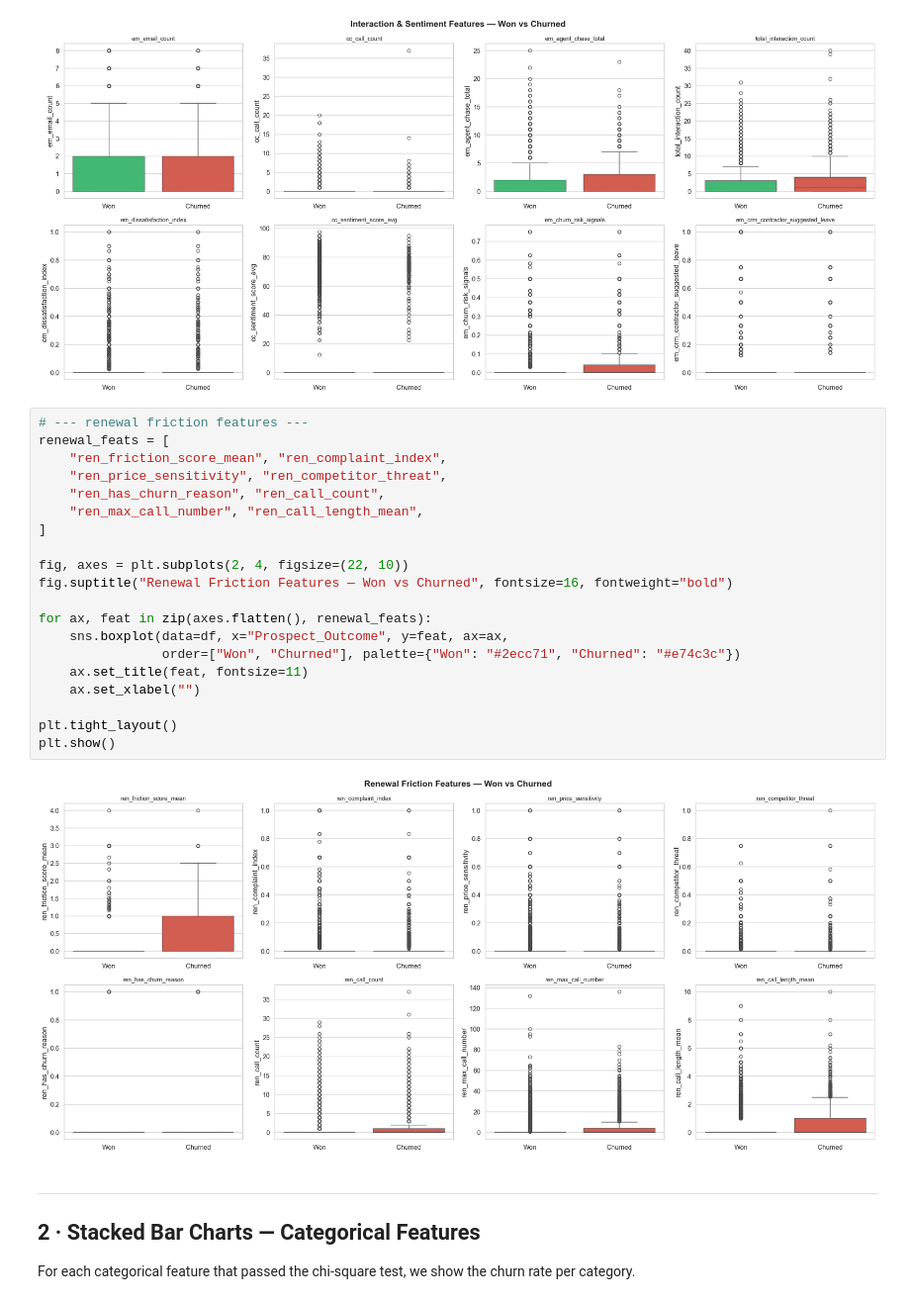
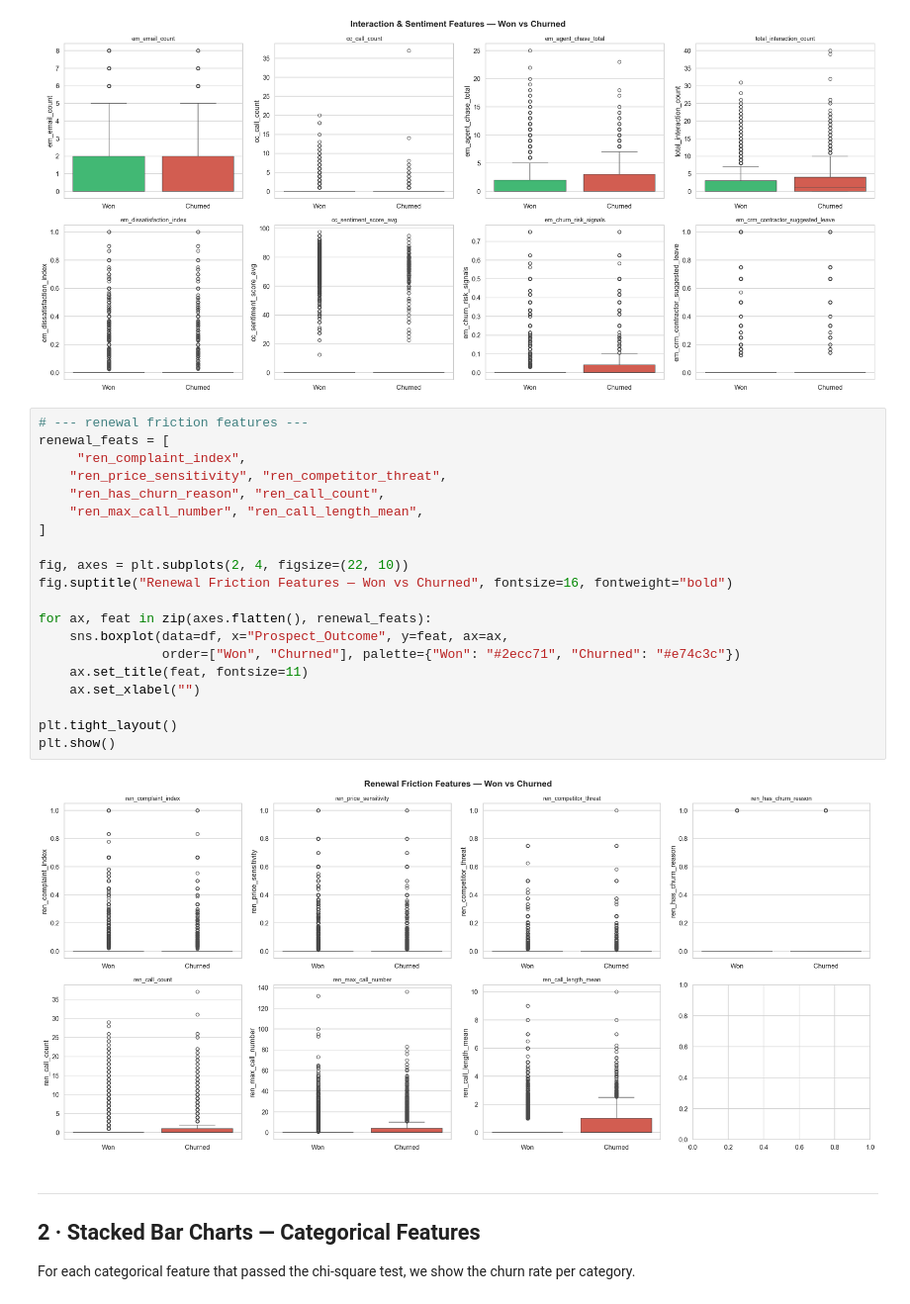
Before and after one commit to madhav16062004/Churn-Prediction-JMAN, a Jupyter notebook: notebooks/EDA/02_hypothesis_visuals.ipynb, the cells around one changed output. Shown at 99% size. Saved outputs shown, nothing was run; the diff lists cells and outputs as text.

```diff
--- a/notebooks/EDA/02_hypothesis_visuals.ipynb
+++ b/notebooks/EDA/02_hypothesis_visuals.ipynb
@@ -82,25 +82,25 @@ plt.show()
 # %%
 # --- renewal friction features ---
 renewal_feats = [
-    "ren_friction_score_mean", "ren_complaint_index",
+     "ren_complaint_index",
     "ren_price_sensitivity", "ren_competitor_threat",
     "ren_has_churn_reason", "ren_call_count",
     "ren_max_call_number", "ren_call_length_mean",
 ]
 
 fig, axes = plt.subplots(2, 4, figsize=(22, 10))
 fig.suptitle("Renewal Friction Features — Won vs Churned", fontsize=16, fontweight="bold")
 
 for ax, feat in zip(axes.flatten(), renewal_feats):
     sns.boxplot(data=df, x="Prospect_Outcome", y=feat, ax=ax,
                 order=["Won", "Churned"], palette={"Won": "#2ecc71", "Churned": "#e74c3c"})
     ax.set_title(feat, fontsize=11)
     ax.set_xlabel("")
 
 plt.tight_layout()
 plt.show()
 # %% [output]
-[figure, old version]
+[figure, new version]
 # %% [markdown]
 ---
 ## 2 · Stacked Bar Charts — Categorical Features
```
Also changed, not shown: parts of 2 cells of this notebook, 10 other files.
